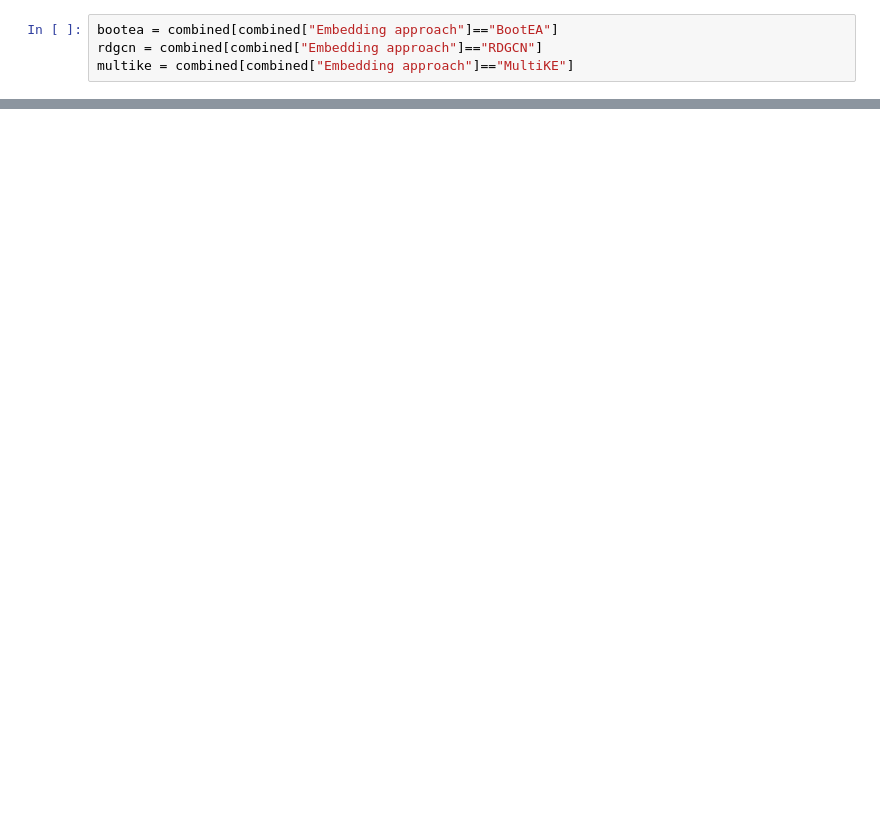
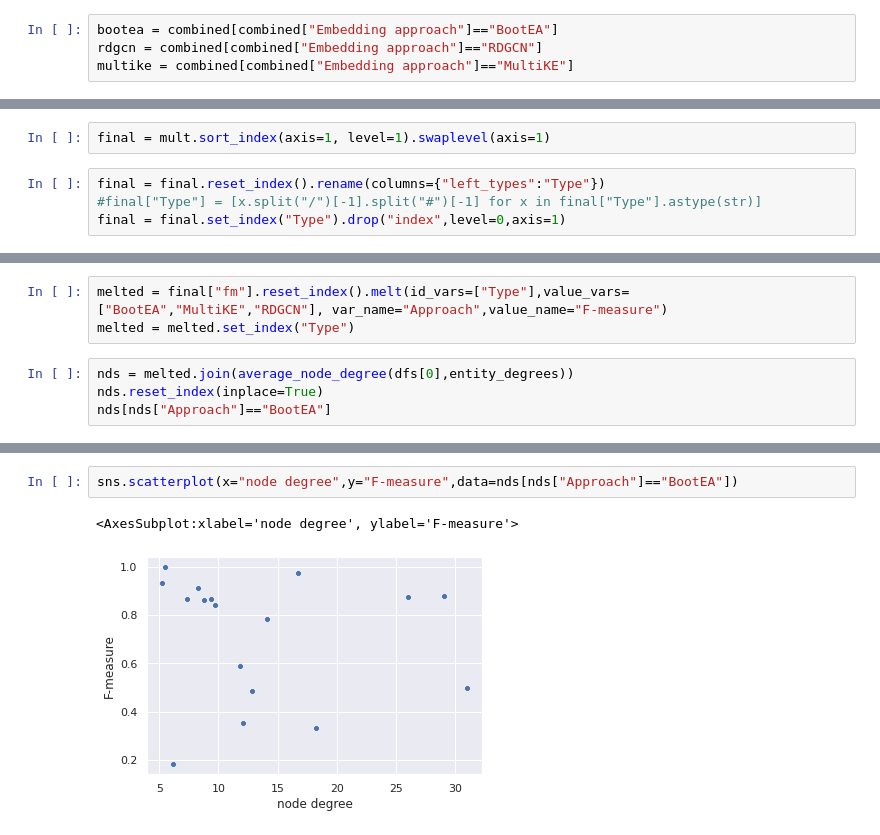
Before and after one commit to jonathanschuchart/eager, a Jupyter notebook: src/analysis/TypeAnalysis.ipynb, the cells around one changed output, grey strips where cells are left out. Drawn from its saved outputs; the diff is of its cells as text; blank space fills up the shorter version.

Commit message:
Finalized type analysis

```diff
--- a/src/analysis/TypeAnalysis.ipynb
+++ b/src/analysis/TypeAnalysis.ipynb
@@ -126,0 +159,6 @@ sns.violinplot(x="match_type",y="degree",hue="node degree",split=True,data=melte
+# %%
+final = mult.sort_index(axis=1, level=1).swaplevel(axis=1)
+# %%
+final = final.reset_index().rename(columns={"left_types":"Type"})
+#final["Type"] = [x.split("/")[-1].split("#")[-1] for x in final["Type"].astype(str)]
+final = final.set_index("Type").drop("index",level=0,axis=1)
@@ -126,0 +167,7 @@ sns.violinplot(x="match_type",y="degree",hue="node degree",split=True,data=melte
+# %%
+melted = final["fm"].reset_index().melt(id_vars=["Type"],value_vars=["BootEA","MultiKE","RDGCN"], var_name="Approach",value_name="F-measure")
+melted = melted.set_index("Type")
+# %%
+nds = melted.join(average_node_degree(dfs[0],entity_degrees))
+nds.reset_index(inplace=True)
+nds[nds["Approach"]=="BootEA"]
@@ -126,0 +192,5 @@ sns.violinplot(x="match_type",y="degree",hue="node degree",split=True,data=melte
+# %%
+sns.scatterplot(x="node degree",y="F-measure",data=nds[nds["Approach"]=="BootEA"])
+# %% [output]
+<AxesSubplot:xlabel='node degree', ylabel='F-measure'>
+[figure, added]
```
Also changed, not shown: parts of 28 cells of this notebook, 4 other files.
